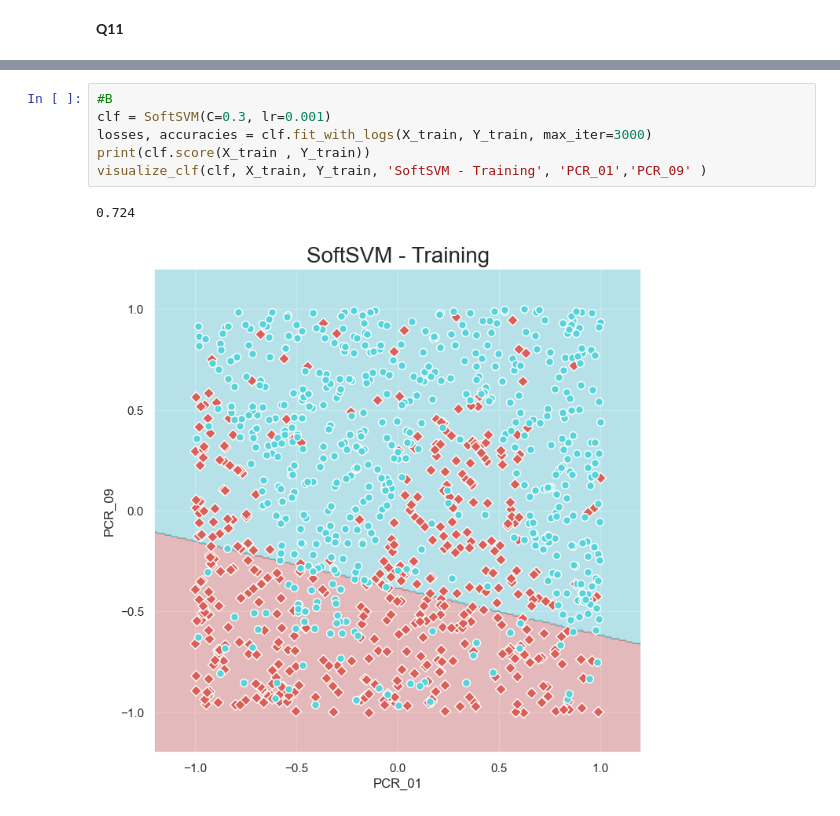
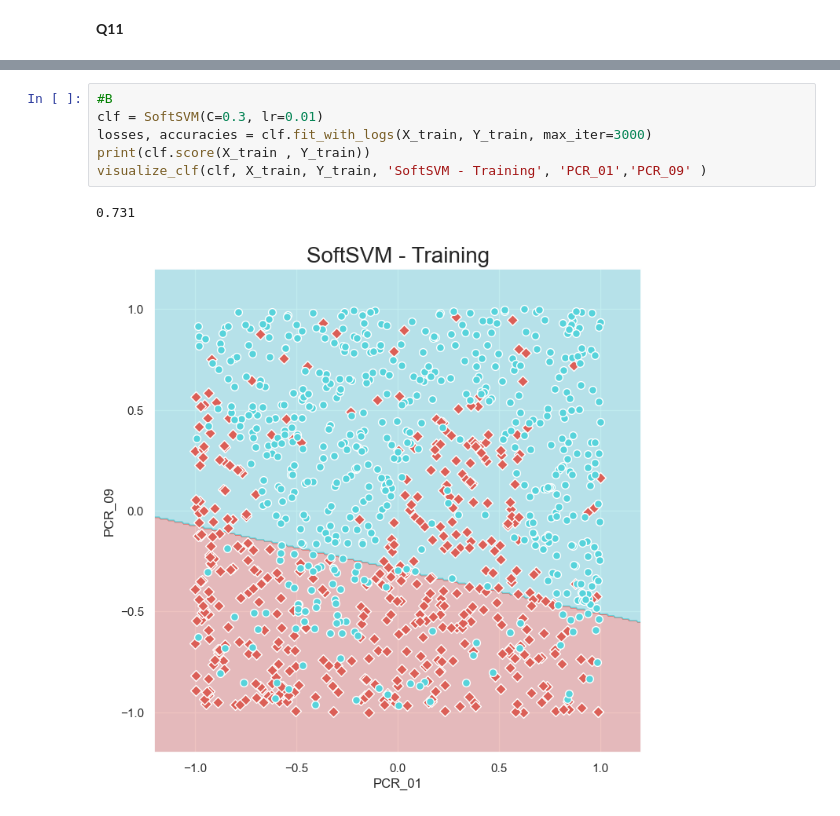
Before and after one commit to JohnHakatan/HW2_ML, a Jupyter notebook: HW2_major.ipynb, the cells around one changed output, grey strips where cells are left out. Drawn from its saved outputs; the diff is of its cells as text.

```diff
--- a/HW2_major.ipynb
+++ b/HW2_major.ipynb
@@ -574,9 +556,9 @@ Maximal accuracy and minimal loss are not attained at the same step.
 # %%
 #B
-clf = SoftSVM(C=0.3, lr=0.001)
+clf = SoftSVM(C=0.3, lr=0.01)
 losses, accuracies = clf.fit_with_logs(X_train, Y_train, max_iter=3000)
 print(clf.score(X_train , Y_train))
 visualize_clf(clf, X_train, Y_train, 'SoftSVM - Training', 'PCR_01','PCR_09' )
 # %% [output]
-0.724
+0.731
-[figure, old version]
+[figure, new version]
```
Also changed, not shown: parts of 18 cells of this notebook.
